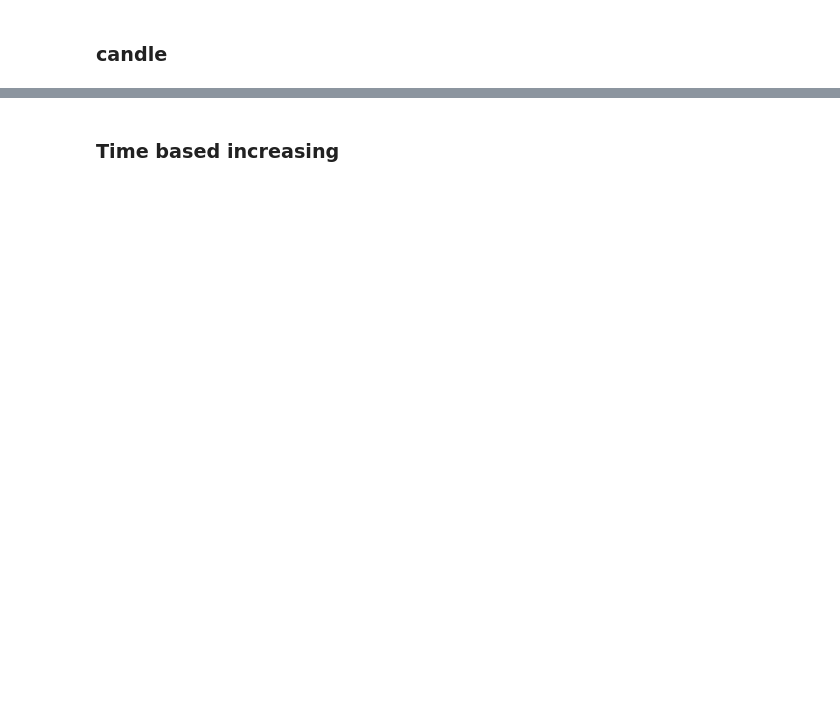
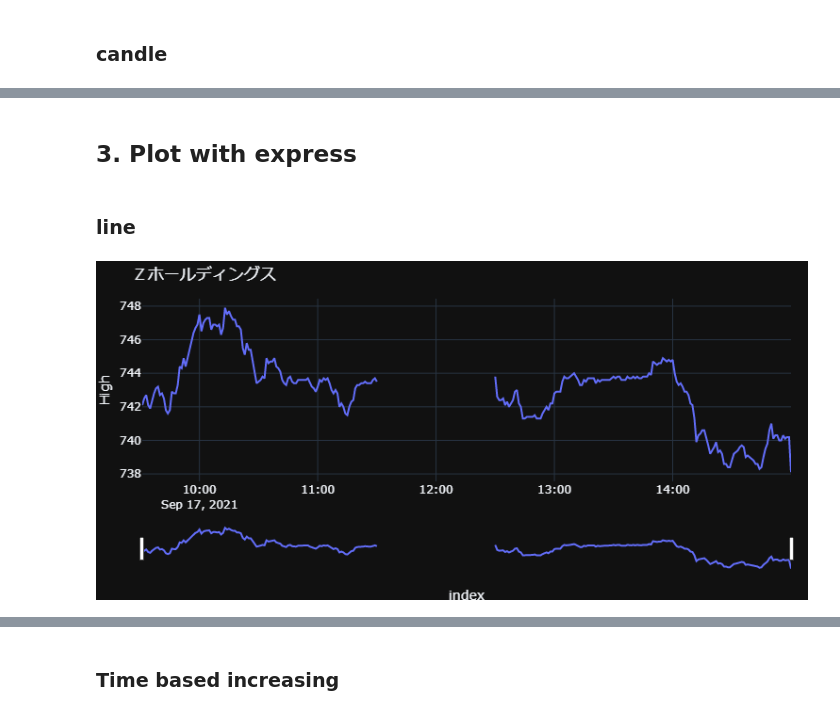
Before and after one commit to newini/auto-stock-transactor, a Jupyter notebook: books/analysis_plotly.ipynb, the cells around one changed output, grey strips where cells are left out. Saved outputs shown, nothing was run; the diff lists cells and outputs as text; code cells hidden in the pictures; blank space fills up the shorter version.

Commit message:
Added express plot

```diff
--- a/books/analysis_plotly.ipynb
+++ b/books/analysis_plotly.ipynb
@@ -59,3 +61,5 @@ data.shape:,  (28665, 82)
+# %%
+margin = {'l': 0, 'r': 0, 't': 40, 'b': 0}
 # %% [markdown]
 ## 2. plot with graph_objects
 # %%
@@ -102,0 +131,11 @@ fig.show()
+# %% [markdown]
+## 3. Plot with express
+# %% [markdown]
+### line
+# %%
+cp = CreateStockData(data, 'CurrentPrice', '1min')
+fig = px.line(cp, x=cp.index, y='High', title=data.SymbolName[0])
+fig.update_layout(xaxis={'rangeslider_visible': True,}, margin=margin,)
+fig.show()
+# %% [output]
+[figure, added]
```
Also changed, not shown: parts of 9 cells of this notebook.
